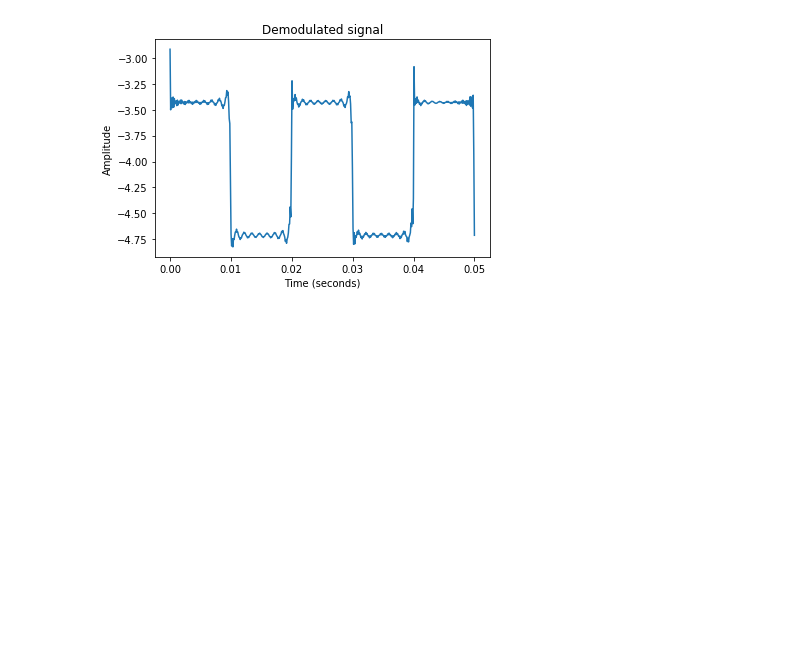
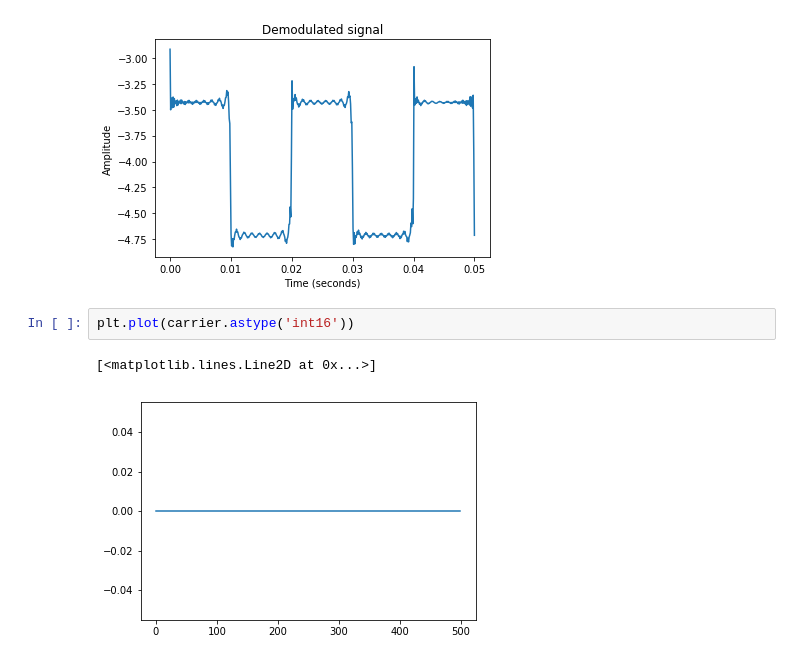
Before and after one commit to itsmealves/lab-sistemas-comunicacao, a Jupyter notebook: modulacao.ipynb, the cells around one changed output. Saved outputs shown, nothing was run; the diff lists cells and outputs as text; blank space fills up the shorter version.

```diff
--- a/modulacao.ipynb
+++ b/modulacao.ipynb
@@ -279,6 +279,11 @@ demodulated_signal = (instantaneous_phase - carrier_offset) * -1
 plot_signal(1, 'Demodulated signal', (signal_domain, demodulated_signal))
 # %% [output]
 [figure]
+# %%
+plt.plot(carrier.astype('int16'))
+# %% [output]
+[<matplotlib.lines.Line2D at 0x...>]
+[figure, added]
 # %% [markdown]
 ## Exercícios
 
```
Also changed, not shown: parts of 3 cells of this notebook, 4 other files.
